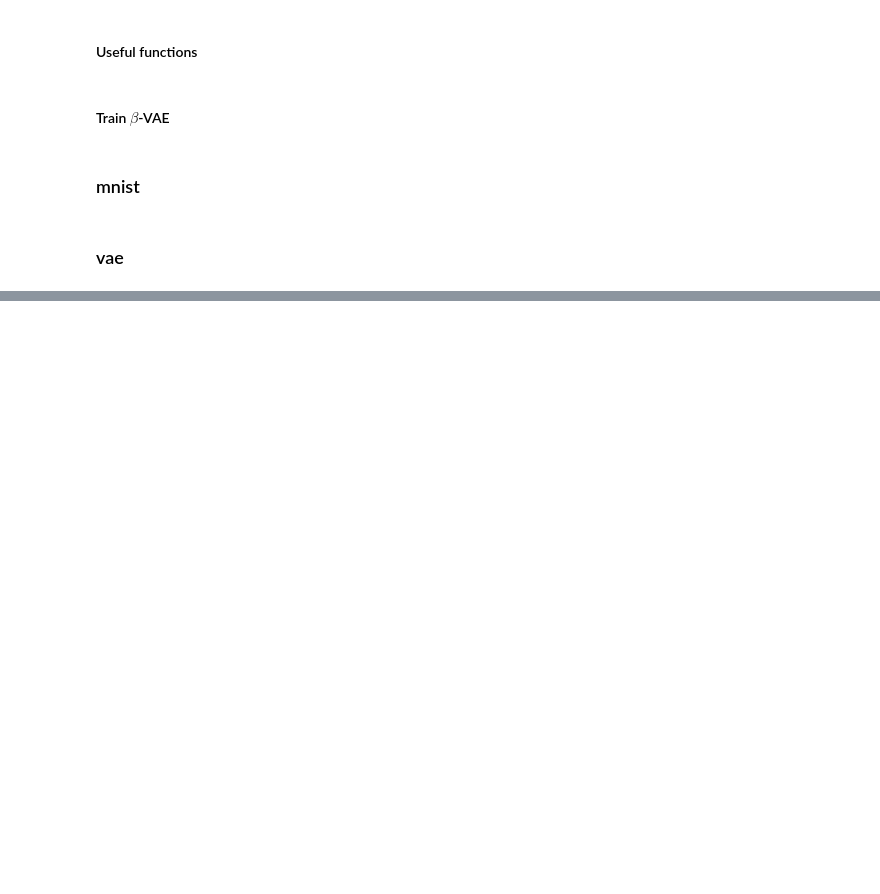
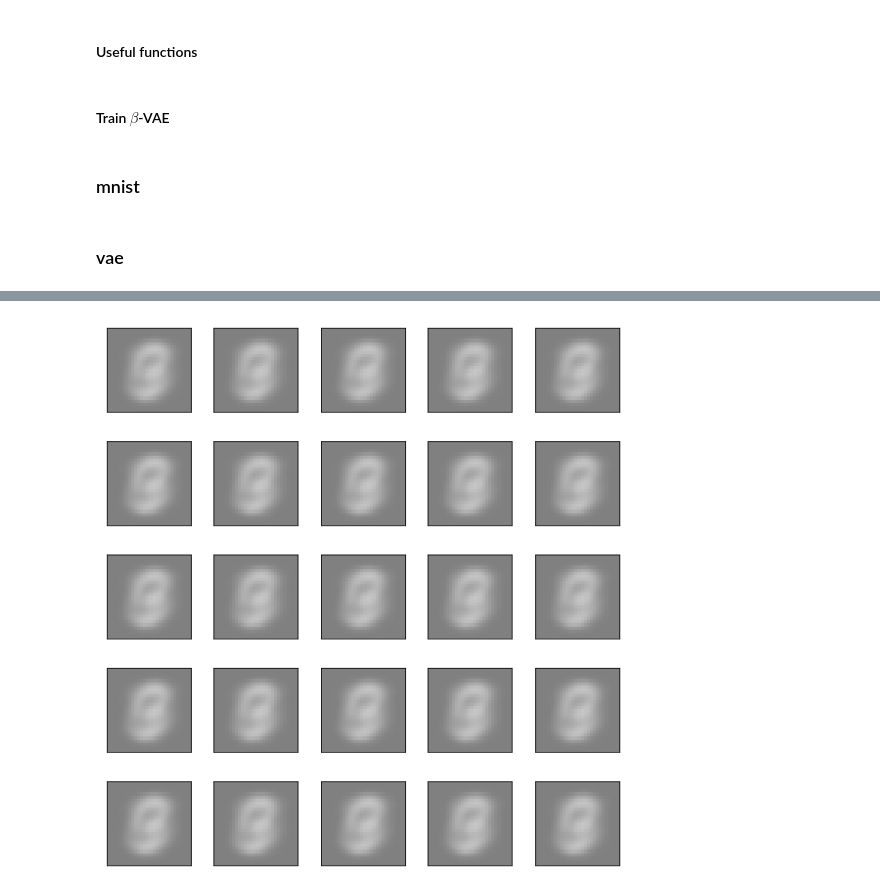
Before and after one commit to denproc/Taming-VAEs, a Jupyter notebook: Draft.ipynb, the cells around one changed output, grey strips where cells are left out. Drawn from its saved outputs; the diff is of its cells as text; code cells hidden in the pictures; blank space fills up the shorter version.

```diff
--- a/Draft.ipynb
+++ b/Draft.ipynb
@@ -189,0 +236,13 @@ Epoch 2 of 20 took 289.278s
+# %%
+# sampling
+z = np.random.randn(25, 10 * 10) * 0.5
+if torch.cuda.is_available():
+    torch_z = torch.FloatTensor(z).cuda()
+    output = vae_model.reconstruction_mu(vae_model.decode(torch_z))
+    plot_gallery(output.data.cpu().numpy(), image_h, image_w, n_chan=1, n_row=5, n_col=5)
+else:
+    torch_z = torch.FloatTensor(z)
+    output = vae_model.reconstruction_mu(vae_model.decode(torch_z))
+    plot_gallery(output.data.cpu().numpy(), image_h, image_w, n_chan=1, n_row=5, n_col=5)
+# %% [output]
+[figure, added]
```
Also changed, not shown: parts of 3 cells of this notebook.
